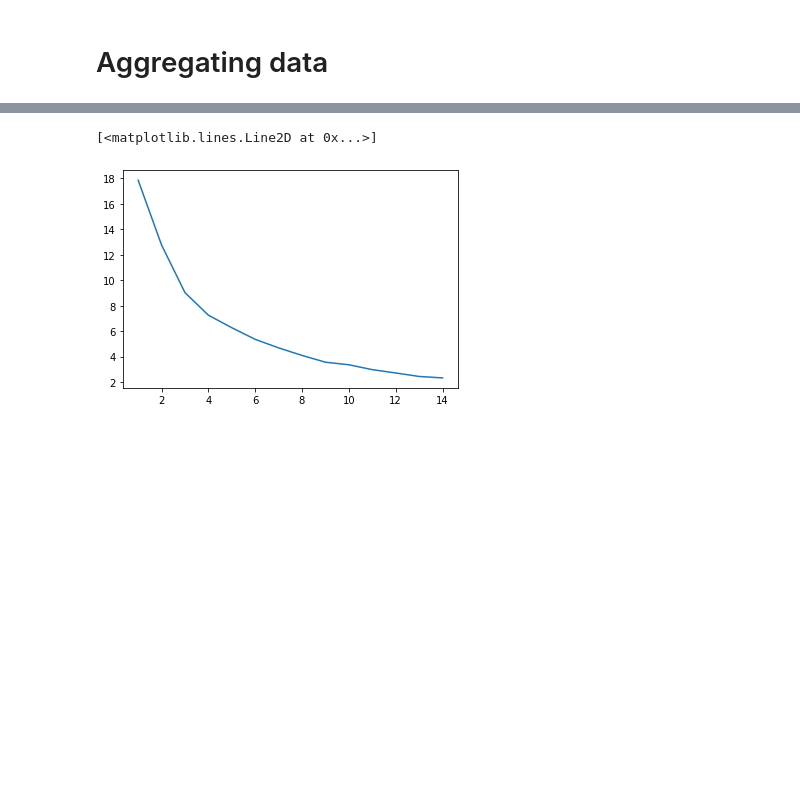
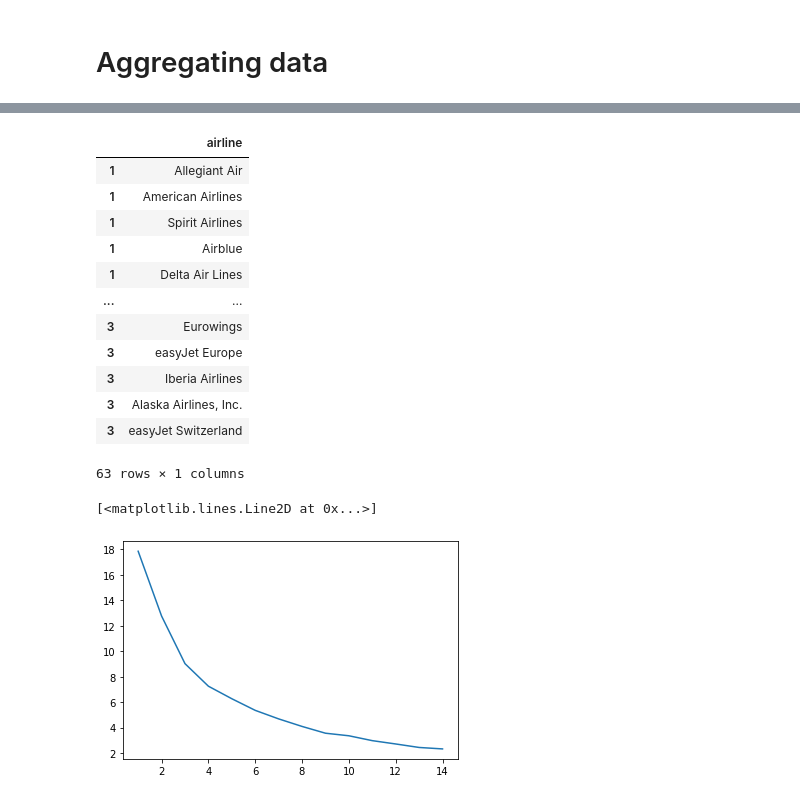
Before and after one commit to JZYoshi/AFDA, a Jupyter notebook: classification/Classification.ipynb, the cells around one changed output, grey strips where cells are left out. Drawn from its saved outputs; the diff is of its cells as text; code cells hidden in the pictures; blank space fills up the shorter version.

```diff
--- a/classification/Classification.ipynb
+++ b/classification/Classification.ipynb
@@ -130,3 +78,19 @@ print(groupes_cah)
+# %%
+airlines_group(df_airlines, groups_cah, airlines_decoder)
+# %% [output]
+|  | airline |
+| 1 | Allegiant Air |
+| 1 | American Airlines |
+| 1 | Spirit Airlines |
+| 1 | Airblue |
+| 1 | Delta Air Lines |
+| ... | ... |
+| 3 | Eurowings |
+| 3 | easyJet Europe |
+| 3 | Iberia Airlines |
+| 3 | Alaska Airlines, Inc. |
+| 3 | easyJet Switzerland |
+63 rows × 1 columns
 # %%
 # inertia curve to determine optimal number of clusters with elbow method
 inertias=[]
```
Also changed, not shown: parts of 27 cells of this notebook, 1 other file.
